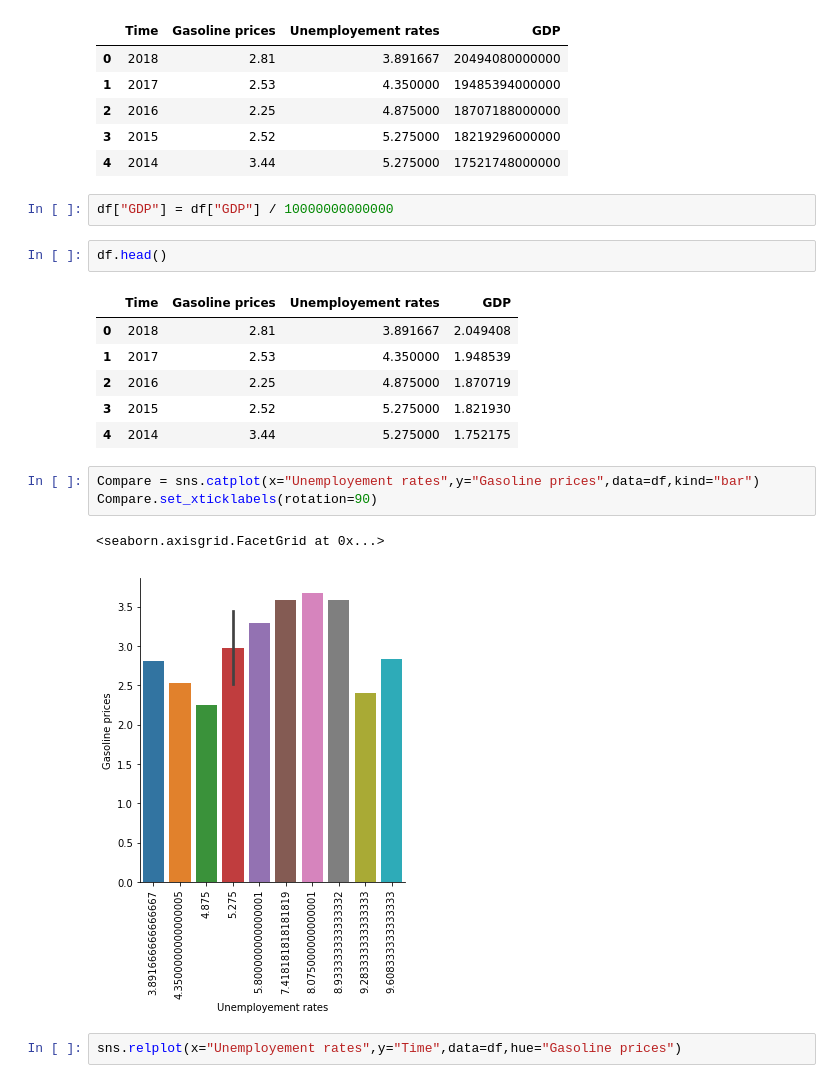
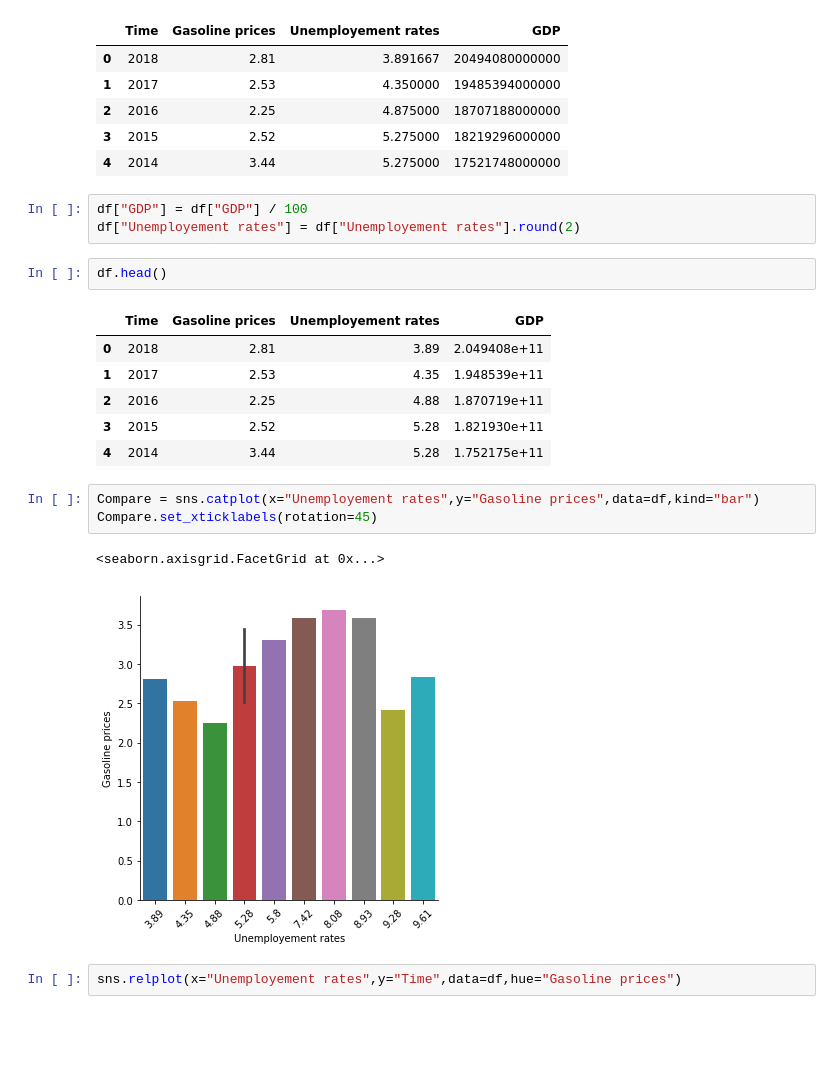
Before and after one commit to vpenumar/Scientific-visualization, a Jupyter notebook: Final assmt 2.ipynb, the cells around one changed output. Cells and saved outputs as stored; diff of their text form; blank space fills up the shorter version.

```diff
--- a/Final assmt 2.ipynb
+++ b/Final assmt 2.ipynb
@@ -16,23 +16,24 @@ df.head()
 | 2 | 2016 | 2.25 | 4.875000 | 18707188000000 |
 | 3 | 2015 | 2.52 | 5.275000 | 18219296000000 |
 | 4 | 2014 | 3.44 | 5.275000 | 17521748000000 |
-# %%
-df["GDP"] = df["GDP"] / 10000000000000
+# %%
+df["GDP"] = df["GDP"] / 100
+df["Unemployement rates"] = df["Unemployement rates"].round(2)
 # %%
 df.head()
 # %% [output]
 |  | Time | Gasoline prices | Unemployement rates | GDP |
-| 0 | 2018 | 2.81 | 3.891667 | 2.049408 |
-| 1 | 2017 | 2.53 | 4.350000 | 1.948539 |
-| 2 | 2016 | 2.25 | 4.875000 | 1.870719 |
-| 3 | 2015 | 2.52 | 5.275000 | 1.821930 |
-| 4 | 2014 | 3.44 | 5.275000 | 1.752175 |
+| 0 | 2018 | 2.81 | 3.89 | 2.049408e+11 |
+| 1 | 2017 | 2.53 | 4.35 | 1.948539e+11 |
+| 2 | 2016 | 2.25 | 4.88 | 1.870719e+11 |
+| 3 | 2015 | 2.52 | 5.28 | 1.821930e+11 |
+| 4 | 2014 | 3.44 | 5.28 | 1.752175e+11 |
 # %%
 Compare = sns.catplot(x="Unemployement rates",y="Gasoline prices",data=df,kind="bar")
-Compare.set_xticklabels(rotation=90)
+Compare.set_xticklabels(rotation=45)
 # %% [output]
 <seaborn.axisgrid.FacetGrid at 0x...>
-[figure, old version]
+[figure, new version]
 # %%
 sns.relplot(x="Unemployement rates",y="Time",data=df,hue="Gasoline prices")
 # %% [output]
```
Also changed, not shown: parts of 2 cells of this notebook.
